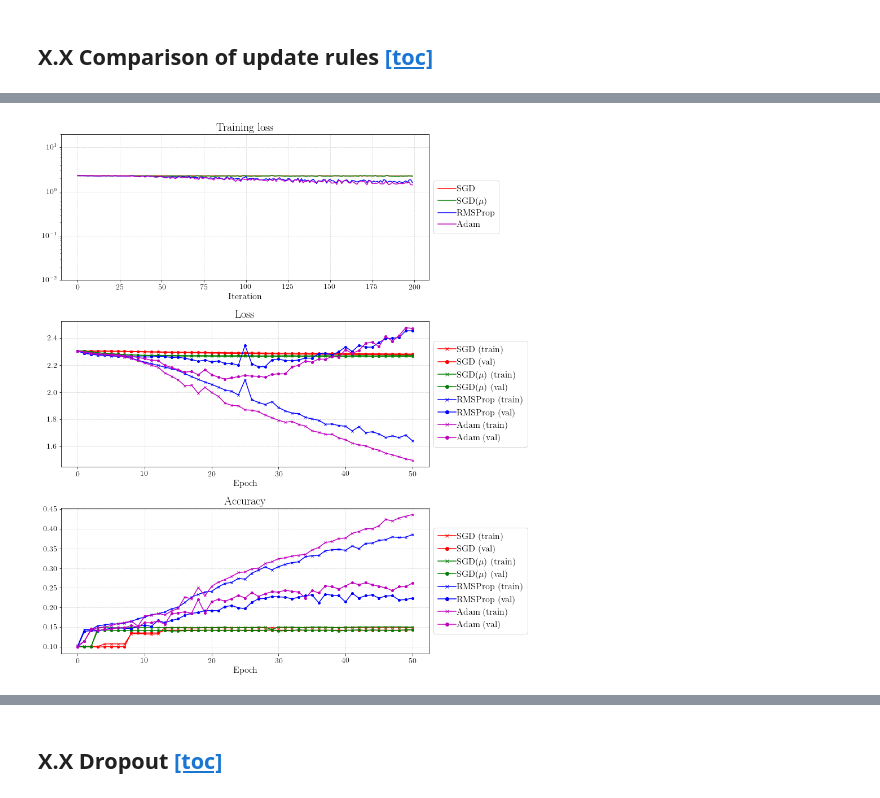
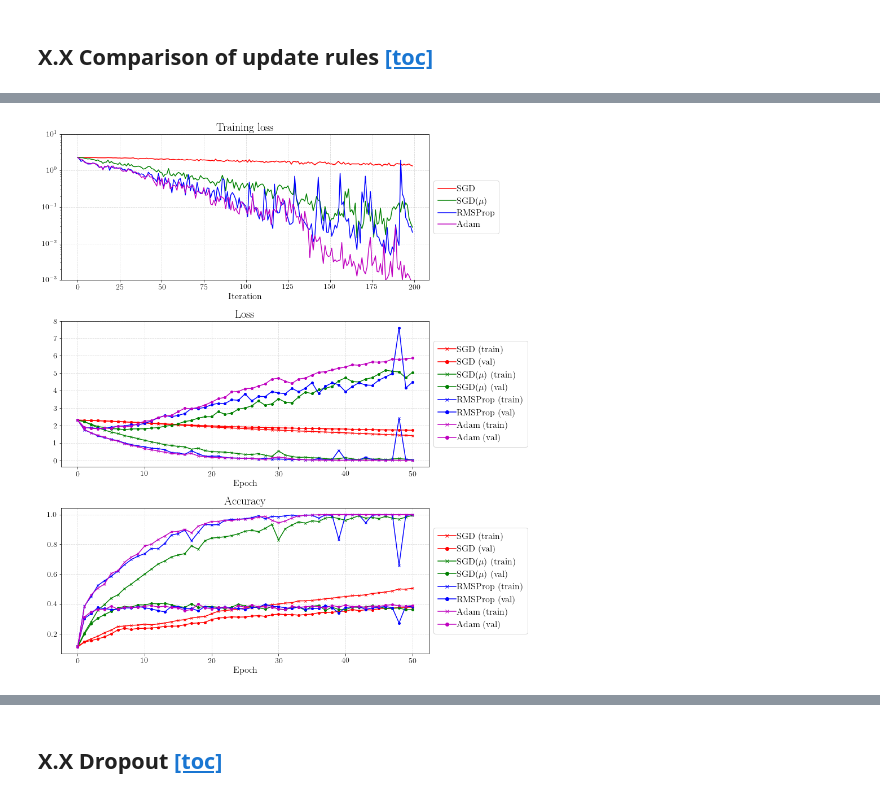
Before and after one commit to siri3us/ml, a Jupyter notebook: notebooks/my_neural_net/HW2_fcn.ipynb, the cells around one changed output, grey strips where cells are left out. Saved outputs shown, nothing was run; the diff lists cells and outputs as text; code cells hidden in the pictures.

```diff
--- a/notebooks/my_neural_net/HW2_fcn.ipynb
+++ b/notebooks/my_neural_net/HW2_fcn.ipynb
@@ -1220,19 +1196,17 @@ Already calculated for:
 # %%
-optim_config = {'update_rule':        'adam',
-                'momentum':            0.5,
-                'learning_rate_decay': 0.975}
+small_dataset = datasets[DATASET].get_small_train_dataset(10000)
+optim_config = {'update_rule': 'adam', 'momentum': 0.5, 'learning_rate_decay': 0.975}
 for activation, use_batchnorm in product(['Tanh', 'ReLU', 'LeakyReLU', 'ELU', 'SoftPlus'], [False, True]):
     print('activation = {}, use_batchnorm = {}'.format(activation, use_batchnorm))
     if (activation, use_batchnorm) in RESULTS:
-        #print('Already calculated for {}'.format(activation, use_batchnorm))
         continue
-    model = create_model(activation, [100, 100, 10], use_batchnorm=use_batchnorm)
-    solver = Solver(model, data, model_config={'debug': True}, optim_config=optim_config, n_epochs=10,
+    model = make_dnn_classifier([100, 100], 10, activation=ACTIVATIONS[activation], use_batchnorm=use_batchnorm)
+    solver = Solver(model, small_dataset, optim_config=optim_config, n_epochs=10,
                     batch_size=100, print_every_epoch=1, verbose=False, seed=11)
     print(model)
     solver.train()
     RESULTS[(activation, use_batchnorm)] = solver.history
     pkl.dump(RESULTS, open(results_filename, 'wb'))
-    print('\n\n')
+    print('\n')
 # %% [output]
 activation = Tanh, use_batchnorm = False
@@ -1263,19 +1237,19 @@ for i, (use_batchnorm, activation) in enumerate(product([False, True],
     else: label = activation
     axarr[0].plot(results[(activation, use_batchnorm)]['train_loss_history'], markeredgecolor='k',
              label=label, marker=markers[i], color=colors[i % 5], ms=6)
-    axarr[0].set_ylim([0.9, 1.2])
+    axarr[0].set_ylim([0.8, 1.2])
     axarr[0].legend(loc='upper left')
     axarr[0].set_ylabel('loss')
-    axarr[0].set_xlabel('#epoch')
+    axarr[0].set_xlabel('epoch')
     axarr[0].set_title('Training loss')
     axarr[0].set_yscale('log')
     axarr[0].grid(which='both', alpha=0.5, linestyle='--');
     axarr[1].plot(results[(activation, use_batchnorm)]['train_acc_history'], markeredgecolor='k',
              label=label, marker=markers[i], color=colors[i % 5], ms=6)
-    axarr[1].set_ylim([0.5, 0.7])
+    axarr[1].set_ylim([0.5, 0.76])
     axarr[1].legend(loc='upper left')
     axarr[1].set_ylabel('accuracy')
-    axarr[1].set_xlabel('#epoch')
+    axarr[1].set_xlabel('epoch')
     axarr[1].set_title('Training accuracy')
     axarr[1].grid(which='both', alpha=0.5, linestyle='--');
 # %% [output]
@@ -1356,12 +1281,5 @@ solver.optim_configs
 # %%
-num_train = 4000
-small_data = {
-  'X_train': data['X_train'][:num_train],
-  'y_train': data['y_train'][:num_train],
-  'X_val':   data['X_val'],
-  'y_val':   data['y_val'],
-}
-
+small_dataset = datasets[DATASET].get_small_train_dataset(4000)
 optim_configs = {'sgd':          {'learning_rate': 1e-2},
                  'sgd_momentum': {'learning_rate': 1e-2, 'momentum': 0.9},
                  'rmsprop':      {'learning_rate': 1e-3, 'decay_rate': 0.99},
@@ -1377,16 +1295,8 @@ if (not calculated_) or recalculate:
     print('STARTING CALCULATIONS:')
     for update_rule in ['sgd', 'sgd_momentum', 'rmsprop', 'adam']:
         print('\trunning with: ', update_rule)
-
-        net = Sequential([Dense(100), ReLU(),
-                          Dense(100), ReLU(),
-                          Dense(100), ReLU(),
-                          Dense(100), ReLU(),
-                          Dense(10),  SoftMax()])
-        criterion = MulticlassLogLoss()
-        model = Model(net, criterion)
-
-        solver = Solver(model, small_data, model_config=model_config, optim_config=optim_configs[update_rule],
+        model = make_dnn_classifier([100, 100, 100, 100], 10)
+        solver = Solver(model, small_dataset, model_config=model_config, optim_config=optim_configs[update_rule],
                         n_epochs=50, batch_size=100, print_every_epoch=1, seed=123)
         print(model)
         solver.train()
@@ -1429,32 +1339,32 @@ colors  = {'sgd': 'r', 'sgd_momentum': 'g', 'rmsprop': 'b', 'adam': 'm'}
 
 for update_rule in ['sgd', 'sgd_momentum', 'rmsprop', 'adam']:
     ax = axarr[0]
     loss_history = RESULTS[update_rule]['loss_history']
     ax.plot(loss_history[::10], '-', color=colors[update_rule], ms=2, label=rule_map[update_rule])
     ax.set_yscale('log')
-    ax.set_ylim([1e-2, 20])
+    ax.set_ylim([1e-3, 10])
 
     ax = axarr[1]
     train_loss_history = RESULTS[update_rule]['train_loss_history']
     ax.plot(train_loss_history, marker=markers['train'], color=colors[update_rule], ms=4,
             label=rule_map[update_rule] + ' (train)')
     val_loss_history = RESULTS[update_rule]['val_loss_history']
     ax.plot(val_loss_history, marker=markers['val'], color=colors[update_rule], ms=4,
             label=rule_map[update_rule] + ' (val)')
 
     ax = axarr[2]
     train_acc_history = RESULTS[update_rule]['train_acc_history']
     ax.plot(train_acc_history, marker=markers['train'], color=colors[update_rule], ms=4,
             label=rule_map[update_rule] + ' (train)')
     val_acc_history = RESULTS[update_rule]['val_acc_history']
     ax.plot(val_acc_history, marker=markers['val'], color=colors[update_rule], ms=4,
             label=rule_map[update_rule] + ' (val)')
 
 for i in range(3):
     axarr[i].legend(loc='center left', ncol=1, fontsize=16, bbox_to_anchor=(1.0, 0.5))
     axarr[i].grid(linestyle='--', alpha=0.5)
 
 plt.tight_layout()
 plt.show()
 # %% [output]
-[figure, old version]
+[figure, new version]
```
Also changed, not shown: parts of 40 cells of this notebook, 5 other files.
